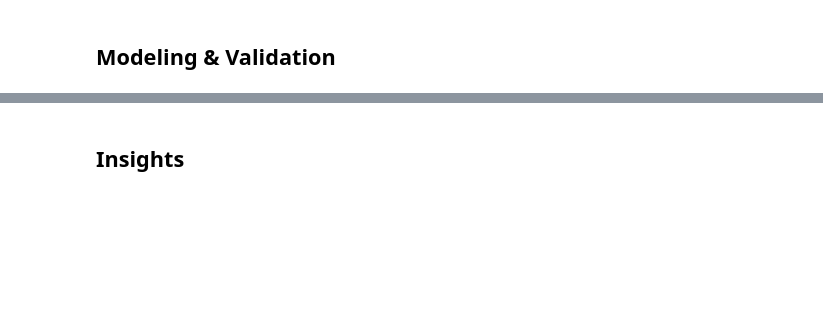
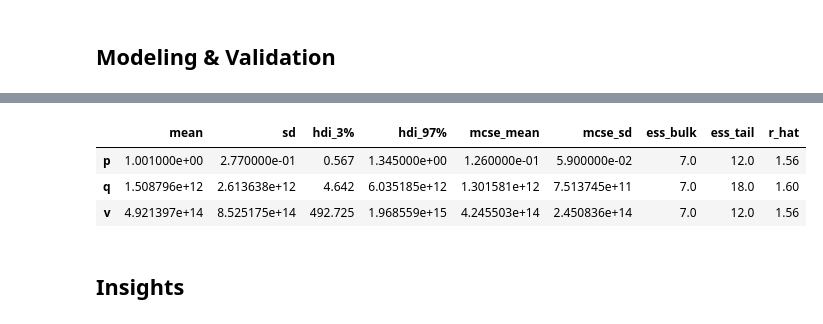
Before and after one commit to jwalluww/MarketingScience, a Jupyter notebook: ltv-hierarchical/notebooks/ltv_hierarchical_model.ipynb, the cells around one changed output, grey strips where cells are left out. Cells and saved outputs as stored; diff of their text form; code cells hidden in the pictures; blank space fills up the shorter version.

```diff
--- a/ltv-hierarchical/notebooks/ltv_hierarchical_model.ipynb
+++ b/ltv-hierarchical/notebooks/ltv_hierarchical_model.ipynb
@@ -128,0 +412,8 @@ Max customer age in dataset (days):           911
+# %%
+from pymc_marketing.clv import GammaGammaModel
+
+# Filter to repeat buyers only
+repeat_buyers_pymc = rfm_pymc[rfm_pymc['frequency'] > 0]
+
+ggm = GammaGammaModel(data=repeat_buyers_pymc)
+ggm.fit()
@@ -129,2 +434,9 @@ Max customer age in dataset (days):           911
+# %%
+ggm.fit_summary()
+# %% [output]
+|  | mean | sd | hdi_3% | hdi_97% | mcse_mean | mcse_sd | ess_bulk | ess_tail | r_hat |
+| p | 1.001000e+00 | 2.770000e-01 | 0.567 | 1.345000e+00 | 1.260000e-01 | 5.900000e-02 | 7.0 | 12.0 | 1.56 |
+| q | 1.508796e+12 | 2.613638e+12 | 4.642 | 6.035185e+12 | 1.301581e+12 | 7.513745e+11 | 7.0 | 18.0 | 1.60 |
+| v | 4.921397e+14 | 8.525175e+14 | 492.725 | 1.968559e+15 | 4.245503e+14 | 2.450836e+14 | 7.0 | 12.0 | 1.56 |
 # %% [markdown]
 ## Insights
```
Also changed, not shown: parts of 22 cells of this notebook, 1 other file.
